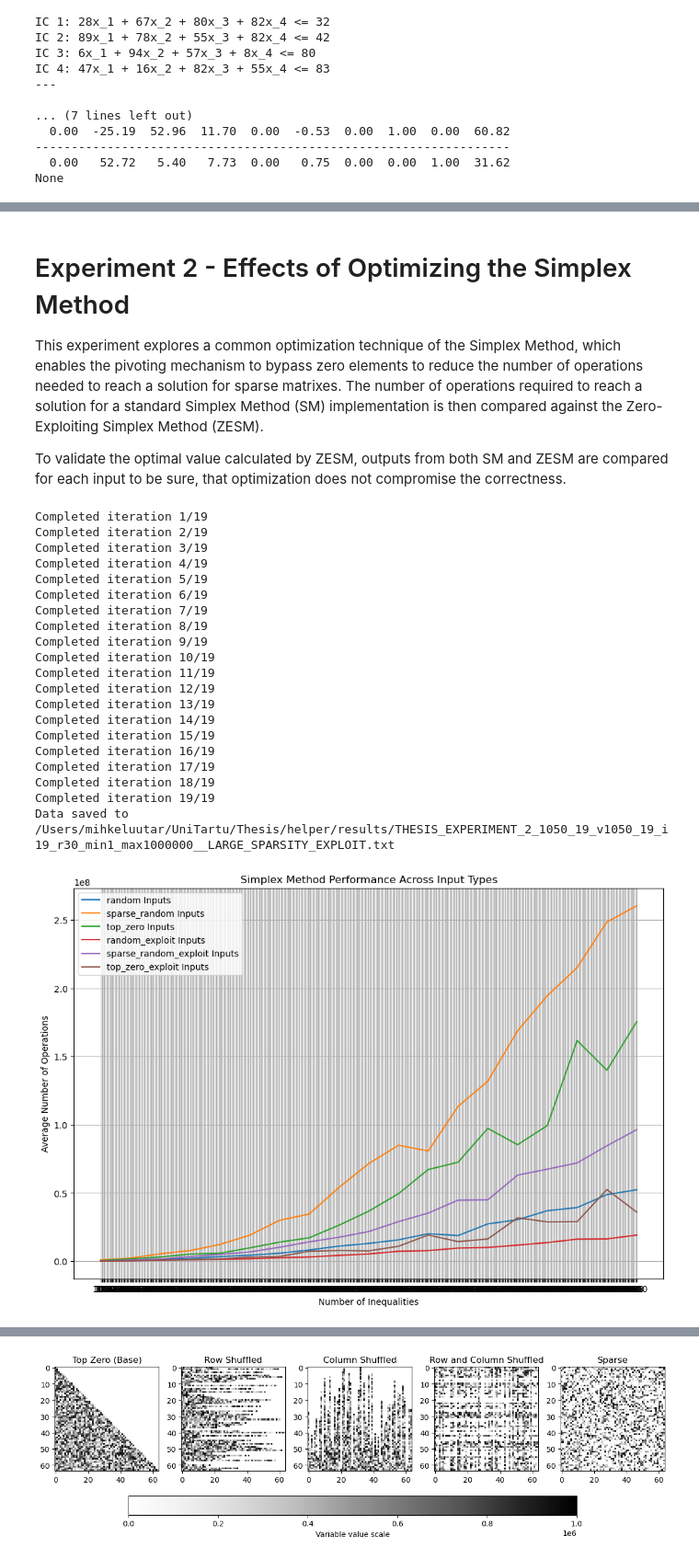
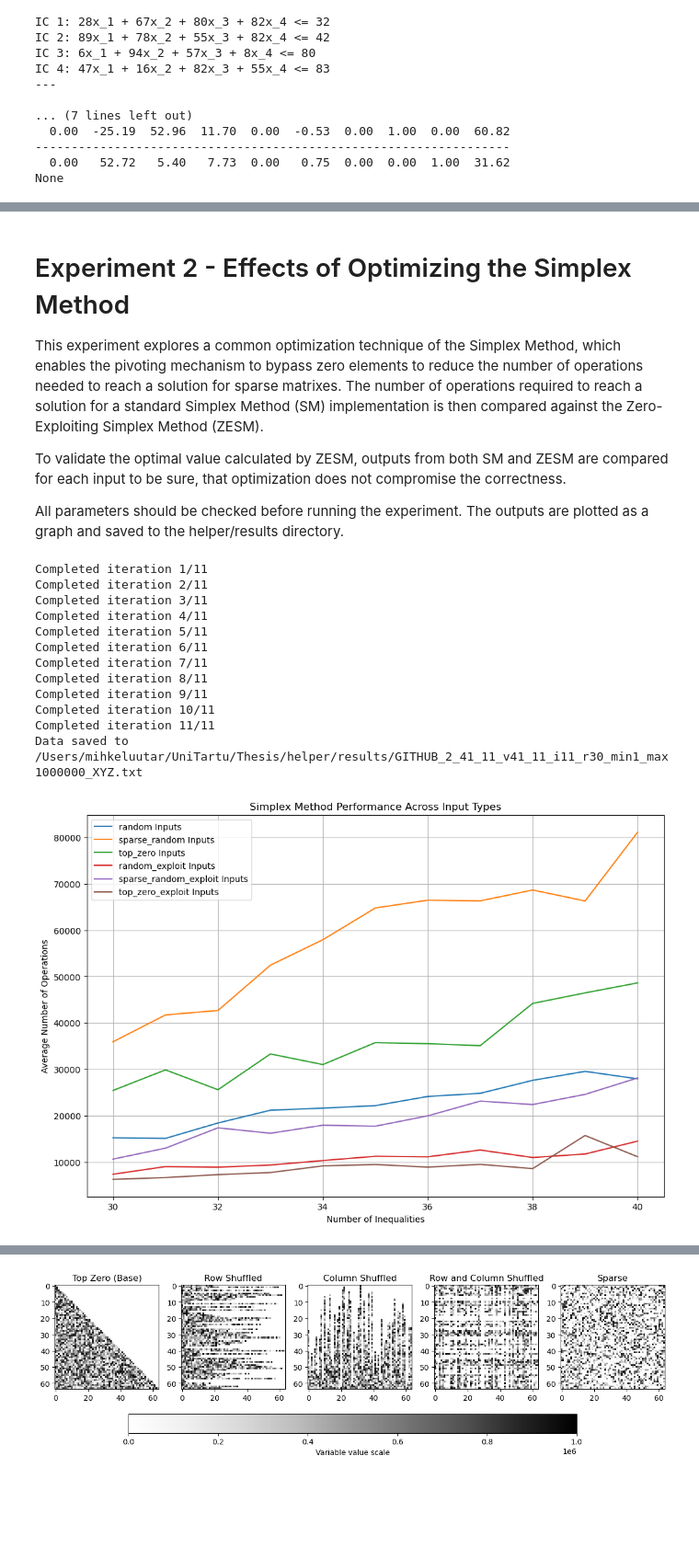
Before and after one commit to mihkeluutar/simplex-practical-experiments, a Jupyter notebook: thesis_experiments.ipynb, the cells around one changed output, grey strips where cells are left out. Shown at 92% size. Drawn from its saved outputs; the diff is of its cells as text; code cells hidden in the pictures; blank space fills up the shorter version.

```diff
--- a/thesis_experiments.ipynb
+++ b/thesis_experiments.ipynb
@@ -86,9 +77,9 @@ This experiment plots out graphs of operations for different types of inputs. Th
 input_generation_functions = {
     'symmetric': generate_symmetric_simplex_input,
     'random': generate_random_simplex_input,
-    # 'geometric': generate_geometric_simplex_input,
+    'geometric': generate_geometric_simplex_input,
     'geometric_varied': generate_varied_geometric_simplex_input,
-    # 'linear': generate_linear_simplex_input,
+    'linear': generate_linear_simplex_input,
     'linear_varied': generate_varied_linear_simplex_input,
     'prime': generate_input_with_only_primes,
     'gaussian': generate_gaussian_simplex_input,
@@ -104,23 +95,17 @@ avg_operations = {input_type: [] for input_type in input_generation_functions.ke
 num_constraints = []
 
 # Main experiment data
-constraints_n, variables_n = 950, 950   # Initial values
-max_iterations = 2
+constraints_n, variables_n = 30, 30   # Initial values
+max_iterations = 11
 number_of_runs_for_iteration = 30 # <- 2000 means less than 1% deviation from the average of 100K runs.
 min_value = 1
 max_value = 1000000
-step = 50
+step = 1
 sparsity_rate = 0.5  # In addtion to the sparse_30 and sparse_70 runs
 
 # Text variables for recognizing the saved file. Set as "" to not use them.
-file_prefix = 'Experiment1_MULTIPART'
-file_suffix = 'LARGE_RERUN'
-# DONE
-# 100-350
-# 400 - 550
-# 600 - 650
-# 600 - 900
-
+file_prefix = 'GITHUB_RUN'
+file_suffix = 'XYZ'
 
 # Pregenerating primes and pseudoprimes to minimize computational strain.
 max_list_len = 10000  # Define the maximum length of the primes_array
@@ -128,10 +113,13 @@ primes = generate_primes_in_range(min_value, max_value)
 small_primes = limit_list_size(primes, max_list_len)
 pseudoprimes = generate_pseudoprimes_in_range(min_value, max_value)
 small_pseudoprimes = limit_list_size(pseudoprimes, max_list_len)
+
 print(f'Only using {len(small_primes)}/{len(primes)} primes')
 print(f'and {len(small_pseudoprimes)}/{len(pseudoprimes)} pseudoprimes for input generation due to computational constraints.')
 
 
+# ---
+# Start of the experiment
 # ---
 for iteration in range(max_iterations):
     for input_type, gen_func in input_generation_functions.items():
@@ -166,7 +154,7 @@ for iteration in range(max_iterations):
                 print(f"{input_type} input generation or processing failed: {e}")
                 pass
             if iter_count % 1 == 0:
-                print(f'{iteration+1}/{max_iterations} - vars: {variables_n}, cnst: {constraints_n}; iter_count={iter_count}/{number_of_runs_for_iteration}')
+                # print(f'{iteration+1}/{max_iterations} - vars: {variables_n}, cnst: {constraints_n}; iter_count={iter_count}/{number_of_runs_for_iteration}')
                 pass
             iter_count += 1
 
@@ -233,6 +218,8 @@ Data saved to /Users/mihkeluutar/UniTartu/Thesis/helper/results/Experiment1_MULT
 This experiment explores a common optimization technique of the Simplex Method, which enables the pivoting mechanism to bypass zero elements to reduce the number of operations needed to reach a solution for sparse matrixes. The number of operations required to reach a solution for a standard Simplex Method (SM) implementation is then compared against the Zero-Exploiting Simplex Method (ZESM).
 
 To validate the optimal value calculated by ZESM, outputs from both SM and ZESM are compared for each input to be sure, that optimization does not compromise the correctness.
+
+All parameters should be checked before running the experiment. The outputs are plotted as a graph and saved to the helper/results directory.
 # %%
 # Function mappings
 input_generation_functions = {
@@ -249,17 +236,17 @@ avg_operations = {input_type: [] for input_type in input_generation_functions.ke
 num_constraints = []
 
 # Main experiment parameters
-constraints_n, variables_n = 100, 100   # Initial values
-max_iterations = 19
+constraints_n, variables_n = 30, 30   # Initial values
+max_iterations = 11
 number_of_runs_for_iteration = 30  # <- 2000 means less than 1% deviation from the average of 100K runs.
 min_value = 1
 max_value = 1000000
-step = 50
+step = 1
 sparsity_rate = 0.5  # Sparsity of the random one
 
 # Text parameters for the file name so it's easier to find
-file_prefix = 'THESIS_EXPERIMENT_2'
-file_suffix = '_LARGE_SPARSITY_EXPLOIT'  # Additional parameter to save the output file
+file_prefix = 'GITHUB_2'
+file_suffix = 'XYZ'  # Additional parameter to save the output file
 
 
 # ---
@@ -292,52 +279,44 @@ for iteration in range(max_iterations):
 
         # Correctly update the average operations for this input type
         # Calculate average for each operation type
         avg_operations_per_type = {key: total / number_of_runs_for_iteration for key, total in counts_total.items()}
         # Calculate the overall average for this input type and iteration
         avg_operations[input_type].append(np.mean(list(avg_operations_per_type.values())))
 
     num_constraints.append(constraints_n)
     constraints_n += step
     variables_n += step
     print(f'Completed iteration {counter}/{max_iterations}')
     counter += 1
 
 save_results(constraints_n, variables_n, max_iterations, number_of_runs_for_iteration, min_value, max_value, avg_operations, file_prefix, file_suffix)
 
 # Plotting
 plt.figure(figsize=(12, 8))
 for input_type in avg_operations:
     plt.plot(num_constraints, avg_operations[input_type], label=f'{input_type} Inputs')
 
 plt.xlabel('Number of Inequalities')
 plt.ylabel('Average Number of Operations')
 plt.title('Simplex Method Performance Across Input Types')
 plt.legend()
 plt.grid(True)
 
 plt.xticks(range(min(num_constraints), max(num_constraints) + 1, 2))  # Only use actual datapoints
 
 plt.show()
 # %% [output]
-Completed iteration 1/19
-Completed iteration 2/19
-Completed iteration 3/19
-Completed iteration 4/19
-Completed iteration 5/19
-Completed iteration 6/19
-Completed iteration 7/19
-Completed iteration 8/19
-Completed iteration 9/19
-Completed iteration 10/19
-Completed iteration 11/19
-Completed iteration 12/19
-Completed iteration 13/19
-Completed iteration 14/19
-Completed iteration 15/19
-Completed iteration 16/19
-Completed iteration 17/19
-Completed iteration 18/19
-Completed iteration 19/19
-Data saved to /Users/mihkeluutar/UniTartu/Thesis/helper/results/THESIS_EXPERIMENT_2_1050_19_v1050_19_i19_r30_min1_max1000000__LARGE_SPARSITY_EXPLOIT.txt
+Completed iteration 1/11
+Completed iteration 2/11
+Completed iteration 3/11
+Completed iteration 4/11
+Completed iteration 5/11
+Completed iteration 6/11
+Completed iteration 7/11
+Completed iteration 8/11
+Completed iteration 9/11
+Completed iteration 10/11
+Completed iteration 11/11
+Data saved to /Users/mihkeluutar/UniTartu/Thesis/helper/results/GITHUB_2_41_11_v41_11_i11_r30_min1_max1000000_XYZ.txt
-[figure, old version]
+[figure, new version]
 # %% [markdown]
```
Also changed, not shown: parts of 15 cells of this notebook, 5 other files.
